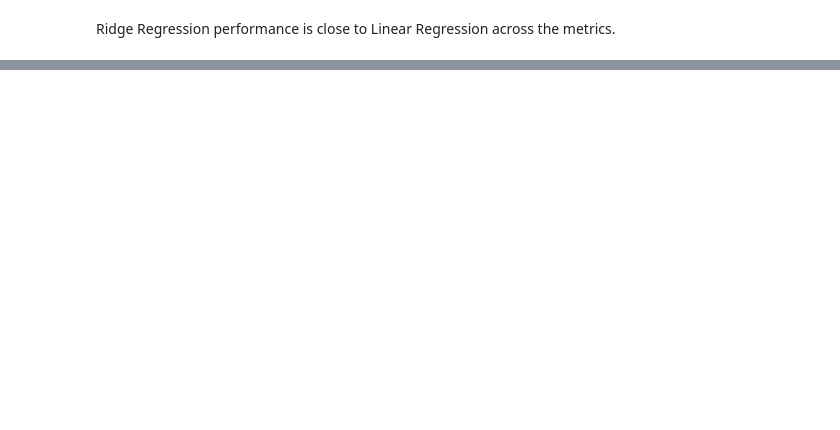
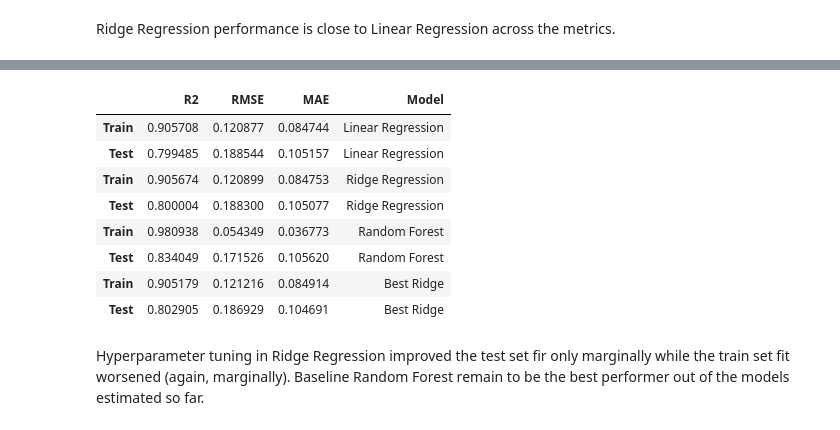
Before and after one commit to hisarciklilar/heritage-housing-issues, a Jupyter notebook: jupyter_notebooks/05_Modeling_and_ML_Pipeline.ipynb, the cells around one changed output, grey strips where cells are left out. Saved outputs shown, nothing was run; the diff lists cells and outputs as text; code cells hidden in the pictures; blank space fills up the shorter version.

```diff
--- a/jupyter_notebooks/05_Modeling_and_ML_Pipeline.ipynb
+++ b/jupyter_notebooks/05_Modeling_and_ML_Pipeline.ipynb
@@ -478,0 +496,8 @@ Ridge Regression performance is close to Linear Regression across the metrics.
+# %%
+rf_pipeline.fit(X_train, y_train)
+
+rf_results, rf_pred_train, rf_pred_test = evaluate_model(
+    rf_pipeline, X_train, X_test, y_train, y_test, model_name="Random Forest"
+)
+
+rf_results
@@ -478,0 +543,17 @@ Ridge Regression performance is close to Linear Regression across the metrics.
+# %%
+ridge_param_grid = {
+    "model__alpha": [0.01, 0.1, 1, 10, 100]
+}
+
+ridge_search = GridSearchCV(
+    estimator=ridge_pipeline,
+    param_grid=ridge_param_grid,
+    scoring="r2",
+    cv=5,
+    n_jobs=-1
+)
+
+ridge_search.fit(X_train, y_train)
+
+print("Best Ridge parameters:", ridge_search.best_params_)
+print("Best Ridge CV score:", ridge_search.best_score_)
@@ -478,0 +563,8 @@ Ridge Regression performance is close to Linear Regression across the metrics.
+# %%
+best_ridge = ridge_search.best_estimator_
+
+best_ridge_results, best_ridge_pred_train, best_ridge_pred_test = evaluate_model(
+    best_ridge, X_train, X_test, y_train, y_test, model_name="Best Ridge"
+)
+
+best_ridge_results
@@ -478,0 +581,21 @@ Ridge Regression performance is close to Linear Regression across the metrics.
+# %%
+updated_comparison = pd.concat([
+    linear_results,
+    ridge_results,
+    rf_results,
+    best_ridge_results
+])
+
+updated_comparison
+# %% [output]
+|  | R2 | RMSE | MAE | Model |
+| Train | 0.905708 | 0.120877 | 0.084744 | Linear Regression |
+| Test | 0.799485 | 0.188544 | 0.105157 | Linear Regression |
+| Train | 0.905674 | 0.120899 | 0.084753 | Ridge Regression |
+| Test | 0.800004 | 0.188300 | 0.105077 | Ridge Regression |
+| Train | 0.980938 | 0.054349 | 0.036773 | Random Forest |
+| Test | 0.834049 | 0.171526 | 0.105620 | Random Forest |
+| Train | 0.905179 | 0.121216 | 0.084914 | Best Ridge |
+| Test | 0.802905 | 0.186929 | 0.104691 | Best Ridge |
+# %% [markdown]
+Hyperparameter tuning in Ridge Regression improved the test set fir only marginally while the train set fit worsened (again, marginally). Baseline Random Forest remain to be the best performer out of the models estimated so far.
```
Also changed, not shown: parts of 17 cells of this notebook.
